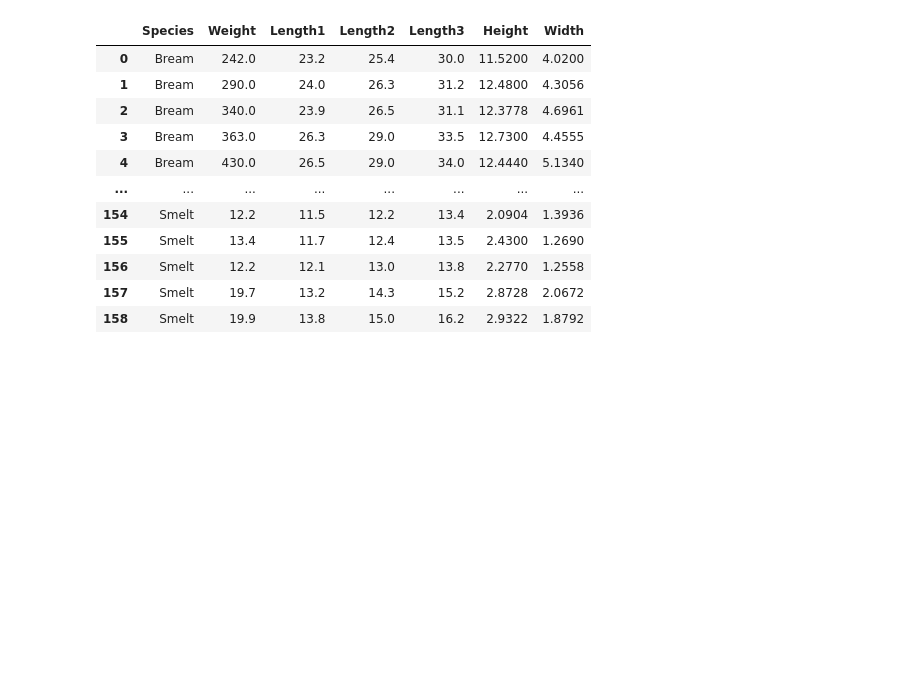
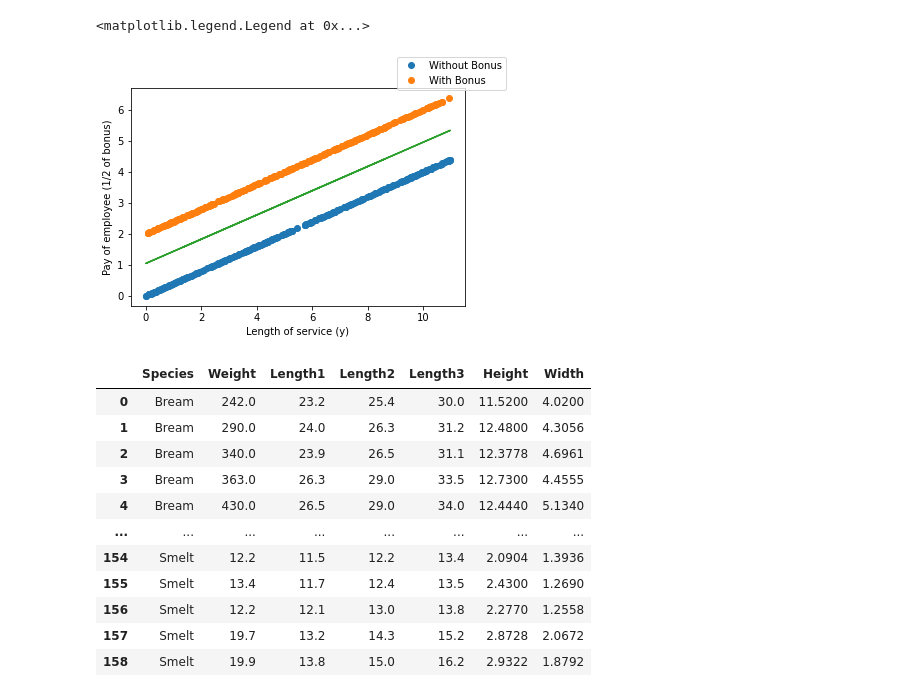
Before and after one commit to JamWithBread/DMT-Group-156, a Jupyter notebook: DMT-Group-156-Wieger/Small dataset MSE.MAE/archive/Linear_Regression.ipynb, the cells around one changed output. Cells and saved outputs as stored; diff of their text form; code cells hidden in the pictures; blank space fills up the shorter version.

```diff
--- a/DMT-Group-156-Wieger/Small dataset MSE.MAE/archive/Linear_Regression.ipynb
+++ b/DMT-Group-156-Wieger/Small dataset MSE.MAE/archive/Linear_Regression.ipynb
@@ -3,2 +4,4 @@ import pandas as pd
 import matplotlib.pyplot as plt
 import sklearn
+# %%
+Emp = pd.read_csv("EmploymentSalaries.csv",";")
@@ -5,3 +24,23 @@ import sklearn
+# %%
+Emp_groups = Emp.groupby("Bonus")
+
+fig1 = plt.figure()
+ax1 = fig1.add_subplot()
+
+for name, group in Emp_groups:
+    ax1.plot(group.Length_of_service, group.Final_pay, marker="o", linestyle="", label = name)
+
+ax1.set_ylabel("Pay of employee (1/2 of bonus)")
+ax1.set_xlabel("Length of service (y)")
+
+a,b = np.polyfit(Emp.Length_of_service,Emp.Final_pay,1)
+
+ax1.plot(Emp.Length_of_service, a*Emp.Length_of_service+b)
+
+fig1.legend(["Without Bonus", "With Bonus"])
+# %% [output]
+<matplotlib.legend.Legend at 0x...>
+[figure, added]
 # %%
 df = pd.read_csv('Fish.csv',",")
 #df_plots = df.copy()
```
Also changed, not shown: parts of 2 cells of this notebook, 1 other file.
